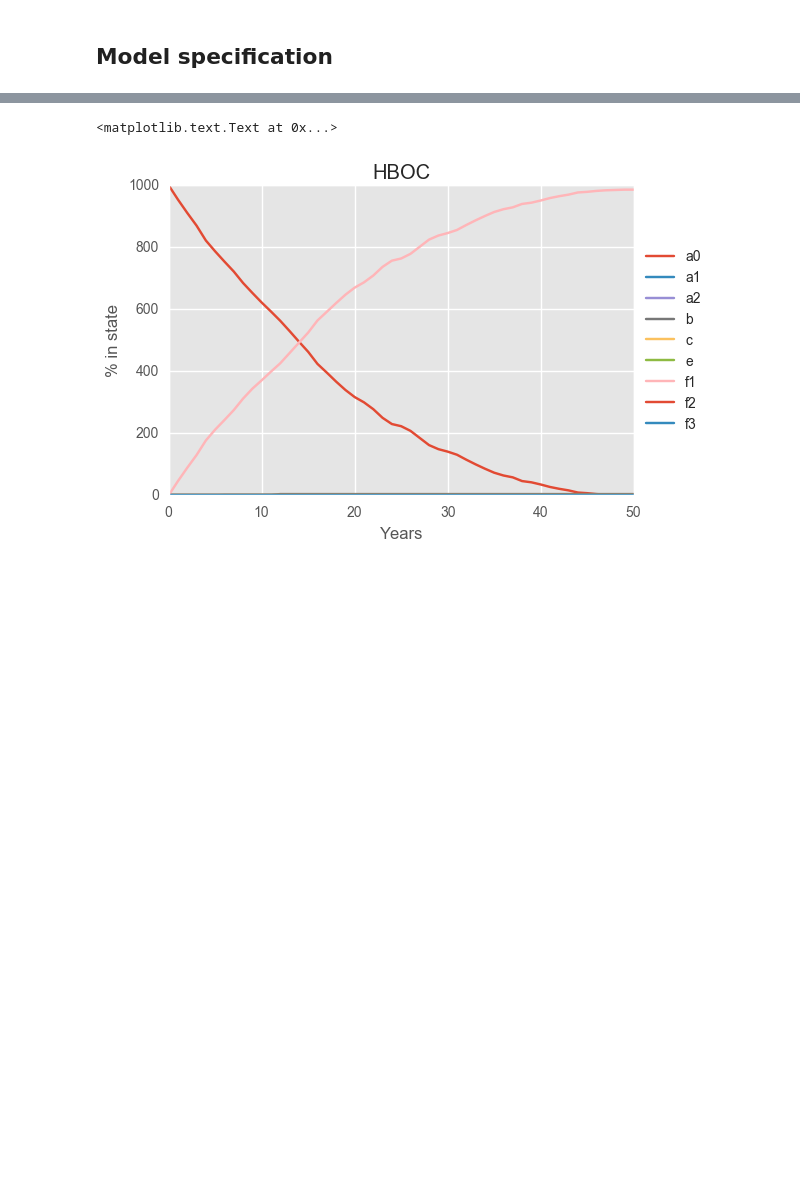
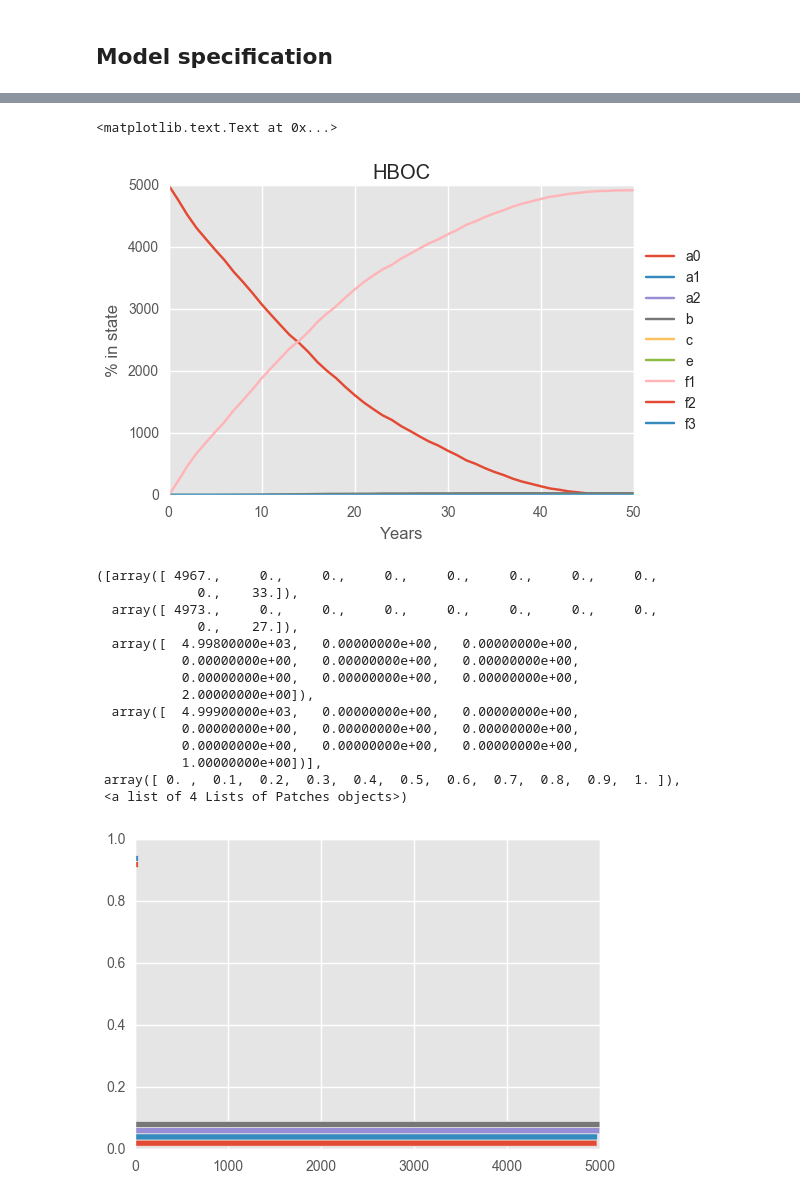
Before and after one commit to hmelberg/share, a Jupyter notebook: Model.ipynb, the cells around one changed output, grey strips where cells are left out. Drawn from its saved outputs; the diff is of its cells as text; code cells hidden in the pictures; blank space fills up the shorter version.

```diff
--- a/Model.ipynb
+++ b/Model.ipynb
@@ -146,7 +146,7 @@ class Person(Agent):
                         self.age += 1
                     if from_a2(age = self.age)[3] == 1:
                         self.state_d1 += 1
-                        seøf.state_a2 -= 1
+                        self.state_a2 -= 1
                         self.age += 1
                     else:
                         self.state_f0 += 1
@@ -193,7 +193,7 @@ class Person(Agent):
                         self.state_b1 += 0
                         self.age += 1
                         self.time_in_b1 += 1
-                        if self.time_in_b1==10:
+                        if self.time_in_b1==5:
                             self.state_a1 += 1
                             self.state_b1 -= 1
                             self.age += 1
@@ -223,7 +223,7 @@ class Person(Agent):
                         self.state_b3 += 0
                         self.age += 1
                         self.time_in_b3 += 1
-                        if self.time_in_b3 == 10:
+                        if self.time_in_b3 == 5:
                             self.state_a1 += 1
                             self.state_b3 -= 1
                             self.age += 1
@@ -238,7 +238,7 @@ class Person(Agent):
                         self.state_b4 += 0
                         self.age += 1
                         self.time_in_b4 += 1
-                        if self.time_in_b4 == 10:
+                        if self.time_in_b4 == 5:
                             self.state_a1 += 1
                             self.state_b4 -= 1
                             self.age += 1
@@ -496,9 +496,9 @@ class hboc(Model):
                                             "e": trace_e0,
                                             "f1": trace_f0,
                                             "f2": trace_f1,
-                                            "f3": trace_f2}#,
-#                                           agent_reporters=
-#                                           {"State_a0": lambda a: a.state_a0,
+                                            "f3": trace_f2},
+                                          agent_reporters={
+#                                           "State_a0": lambda a: a.state_a0,
 #                                            "State_a1": lambda a: a.state_a1,
 #                                            "State_a2": lambda a: a.state_a2,
 #                                            "State_b1": lambda a: a.state_b1,
@@ -511,7 +511,14 @@ class hboc(Model):
 #                                            "State_e0": lambda a: a.state_e0,
 #                                            "State_f0": lambda a: a.state_f0,
 #                                            "State_f1": lambda a: a.state_f1,
-#                                            "State_f2": lambda a: a.state_f2}
+#                                            "State_f2": lambda a: a.state_f2,
+                                             "t_b1": lambda a: a.time_in_b1,
+                                             "t_b2": lambda a: a.time_in_b2,
+                                             "t_b3": lambda a: a.time_in_b3,
+                                             "t_b4": lambda a: a.time_in_b4,
+                                             "t_c1": lambda a: a.time_in_c1,
+                                             "t_c2": lambda a: a.time_in_c2,
+                                             "t_c3": lambda a: a.time_in_c3}
                                           )
 
     def step(self):
@@ -521,7 +528,7 @@ class hboc(Model):
         #advnace a step
         self.schedule.step()
 # %%
-model = hboc(1000)
+model = hboc(5000)
 for i in range(51):
     model.step()
 # %%
@@ -542,4 +568,27 @@ ax.set_title('HBOC')
 #plt.savefig('M:\pc\Desktop\plot.png', dpi = 400)
 # %% [output]
 <matplotlib.text.Text at 0x...>
-[figure, old version]
+[figure, new version]
+# %%
+agent_b1 = [a.time_in_b1 for a in model.schedule.agents]
+agent_b2 = [a.time_in_b2 for a in model.schedule.agents]
+agent_b3 = [a.time_in_b3 for a in model.schedule.agents]
+agent_b4 = [a.time_in_b4 for a in model.schedule.agents]
+# %%
+plt.hist([agent_b1, agent_b2, agent_b3, agent_b4], orientation = 'horizontal', )
+# %% [output]
+([array([ 4967.,     0.,     0.,     0.,     0.,     0.,     0.,     0.,
+             0.,    33.]),
+  array([ 4973.,     0.,     0.,     0.,     0.,     0.,     0.,     0.,
+             0.,    27.]),
+  array([  4.99800000e+03,   0.00000000e+00,   0.00000000e+00,
+           0.00000000e+00,   0.00000000e+00,   0.00000000e+00,
+           0.00000000e+00,   0.00000000e+00,   0.00000000e+00,
+           2.00000000e+00]),
+  array([  4.99900000e+03,   0.00000000e+00,   0.00000000e+00,
+           0.00000000e+00,   0.00000000e+00,   0.00000000e+00,
+           0.00000000e+00,   0.00000000e+00,   0.00000000e+00,
+           1.00000000e+00])],
+ array([ 0. ,  0.1,  0.2,  0.3,  0.4,  0.5,  0.6,  0.7,  0.8,  0.9,  1. ]),
+ <a list of 4 Lists of Patches objects>)
+[figure, added]
```
Also changed, not shown: parts of 2 cells of this notebook, 6 other files.
